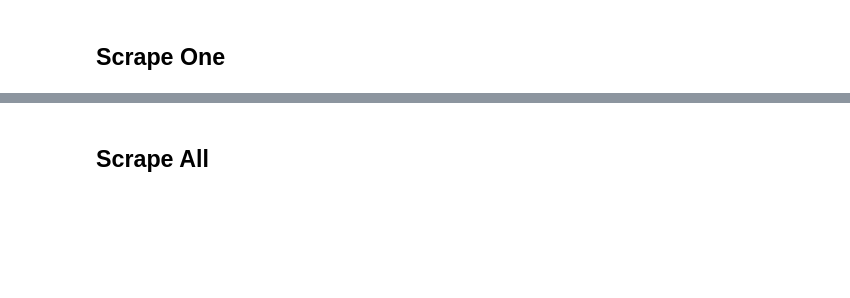
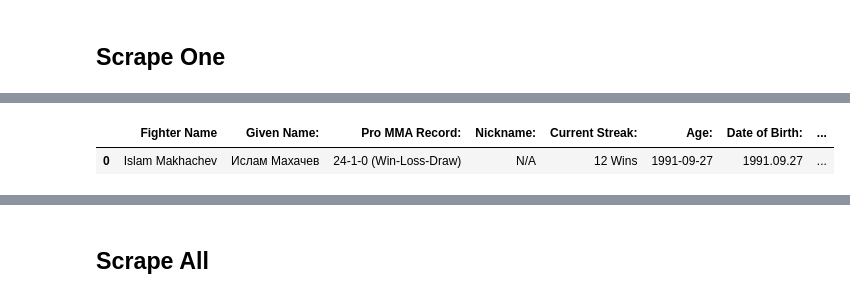
Before and after one commit to tmcroyce/UFC_Prediction_V2.1, a Jupyter notebook: V2_Newer_Notebooks/Scraping Tapology.ipynb, the cells around one changed output, grey strips where cells are left out. Cells and saved outputs as stored; diff of their text form; code cells hidden in the pictures; blank space fills up the shorter version.

```diff
--- a/V2_Newer_Notebooks/Scraping Tapology.ipynb
+++ b/V2_Newer_Notebooks/Scraping Tapology.ipynb
@@ -350,0 +164,5 @@ fighter_fight_results_li = fighter_fight_results[0].find_all('li')
+# %%
+get_fighter_details(test_url)
+# %% [output]
+|  | Fighter Name | Given Name: | Pro MMA Record: | Nickname: | Current Streak: | Age: | Date of Birth: | ... |
+| 0 | Islam Makhachev | Ислам Махачев | 24-1-0 (Win-Loss-Draw) | N/A | 12 Wins | 1991-09-27 | 1991.09.27 | ... |
```
Also changed, not shown: parts of 28 cells of this notebook.
